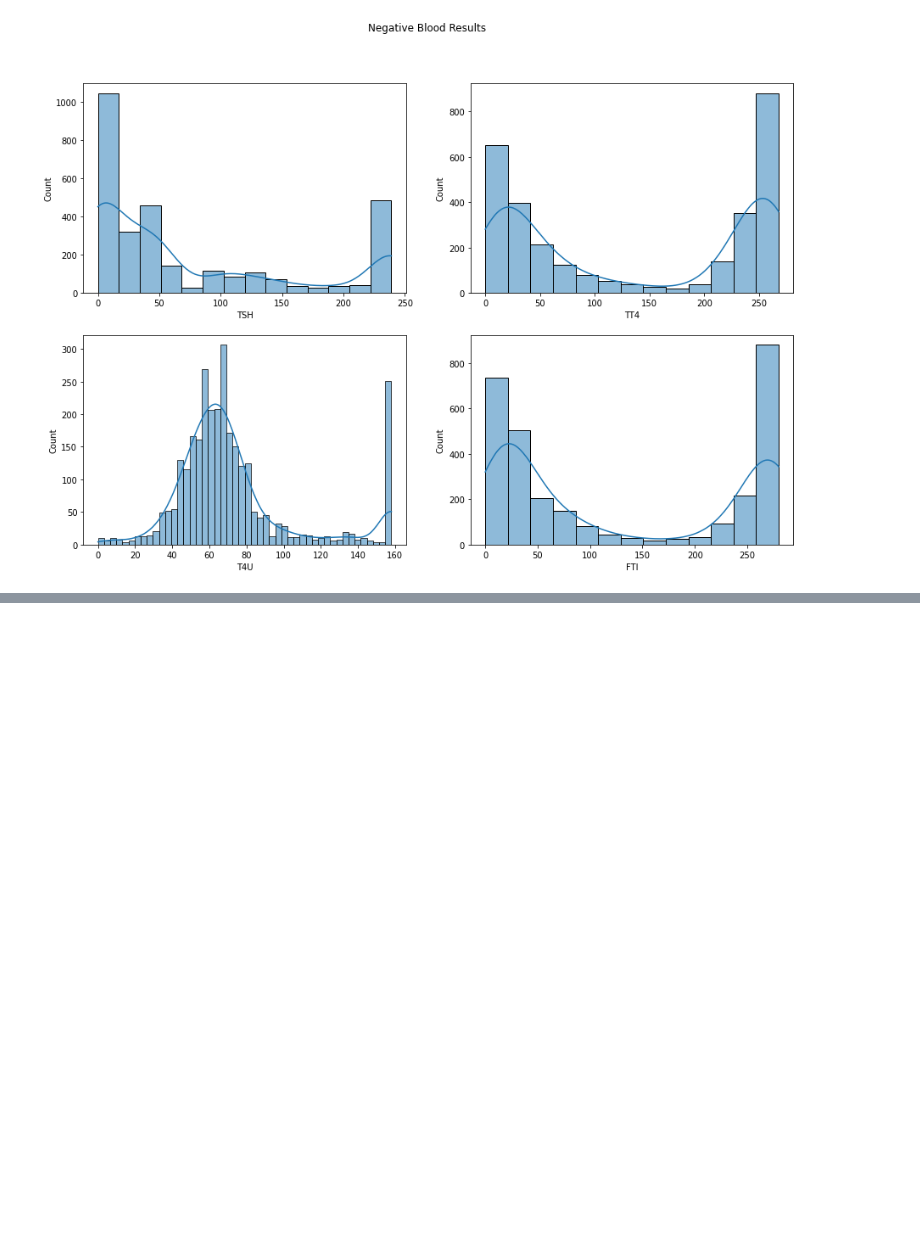
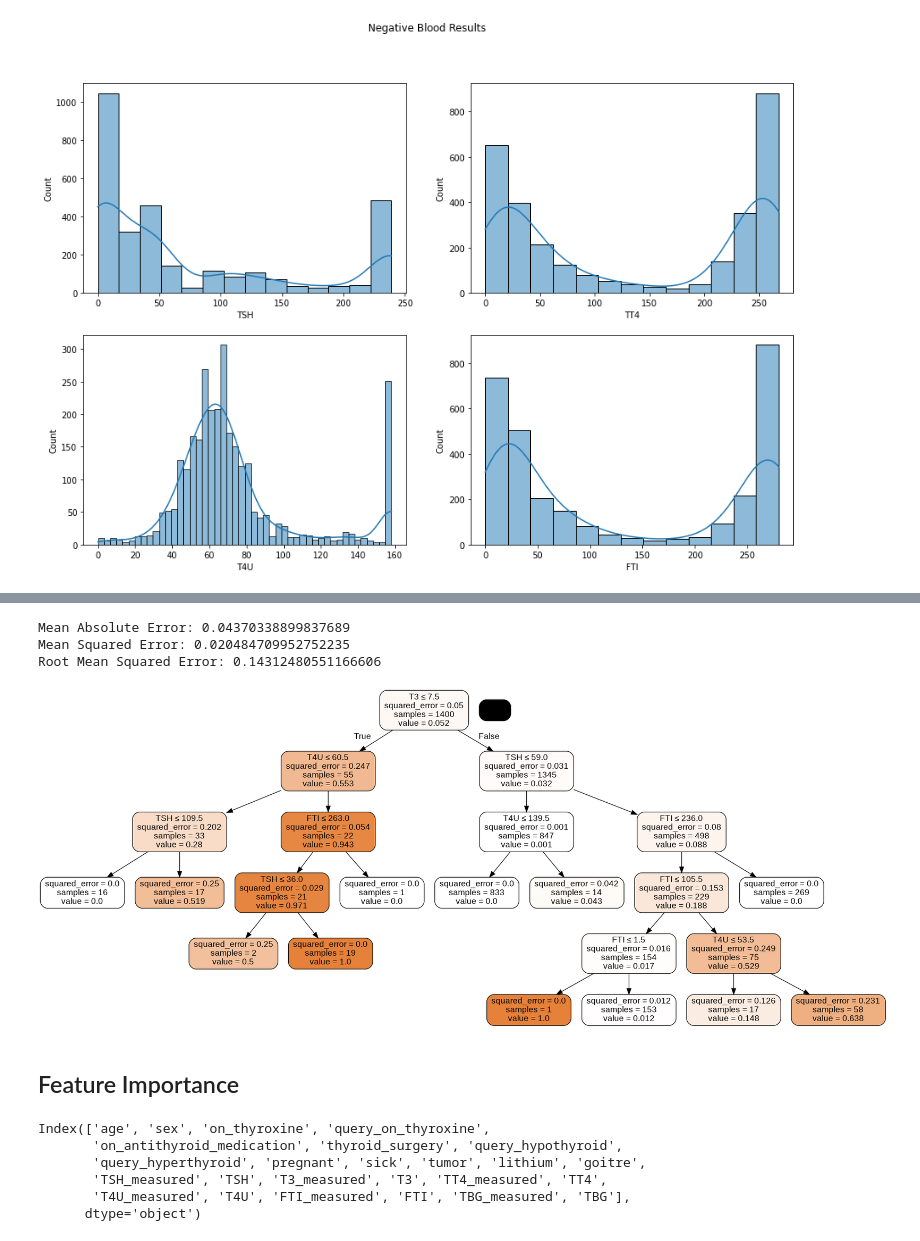
Before and after one commit to Mwadz/Hypothyroidism-Prediction, a Jupyter notebook: Week_8_IP.ipynb, the cells around one changed output, grey strips where cells are left out. Saved outputs shown, nothing was run; the diff lists cells and outputs as text; code cells hidden in the pictures; blank space fills up the shorter version.

```diff
--- a/Week_8_IP.ipynb
+++ b/Week_8_IP.ipynb
@@ -360,0 +382,4 @@ plt.show()
+# %%
+thy['status'] = thy['status'].replace('hypothyroid', 1)
+thy['status'] = thy['status'].replace('negative', 0)
+thy['status'] = thy['status'].astype('bool')
@@ -360,0 +414,8 @@ plt.show()
+# %%
+#SPLIT THE DATA INTO THE LABELS AND FEATURES.
+X = thy.drop('status', 1)
+y = thy.status.values
+# %%
+from sklearn.model_selection import train_test_split
+# SPLIT THE DATA INTO TRAINING AND TESTING SETS
+X_train, X_test, y_train, y_test = train_test_split(X,y, test_size = 0.3, random_state= 42)
@@ -360,0 +475,7 @@ plt.show()
+# %%
+# Import the model
+from sklearn.ensemble import RandomForestRegressor
+
+
+forest = RandomForestRegressor(n_estimators = 100, random_state=42, min_samples_split = 20, max_depth=5)
+forest = forest.fit(X_train, y_train)
@@ -360,0 +500,9 @@ plt.show()
+# %%
+# Evaluating the model
+print('Mean Absolute Error:', metrics.mean_absolute_error(y_test, y_pred))
+print('Mean Squared Error:', metrics.mean_squared_error(y_test, y_pred))
+print('Root Mean Squared Error:', np.sqrt(metrics.mean_squared_error(y_test, y_pred)))
+# %% [output]
+Mean Absolute Error: 0.04370338899837689
+Mean Squared Error: 0.020484709952752235
+Root Mean Squared Error: 0.14312480551166606
@@ -360,0 +514,30 @@ plt.show()
+# %%
+# VISUALIZE THE RANDOM FOREST MODEL.
+from sklearn.tree import export_graphviz
+from sklearn.externals.six import StringIO
+from IPython.display import Image
+import pydotplus
+
+dot_data = StringIO()
+# pick a specific tree from the forest
+tree = forest.estimators_[50]
+
+export_graphviz(tree, out_file=dot_data,
+                filled=True, rounded=True,
+                special_characters=True,feature_names = X.columns)
+graph = pydotplus.graph_from_dot_data(dot_data.getvalue())
+graph.write_png('hypothyroid_forest.png')
+Image(graph.create_png())
+# %% [output]
+[figure, added]
+# %% [markdown]
+## Feature Importance
+# %%
+X.columns
+# %% [output]
+Index(['age', 'sex', 'on_thyroxine', 'query_on_thyroxine',
+       'on_antithyroid_medication', 'thyroid_surgery', 'query_hypothyroid',
+       'query_hyperthyroid', 'pregnant', 'sick', 'tumor', 'lithium', 'goitre',
+       'TSH_measured', 'TSH', 'T3_measured', 'T3', 'TT4_measured', 'TT4',
+       'T4U_measured', 'T4U', 'FTI_measured', 'FTI', 'TBG_measured', 'TBG'],
+      dtype='object')
```
Also changed, not shown: parts of 29 cells of this notebook.
